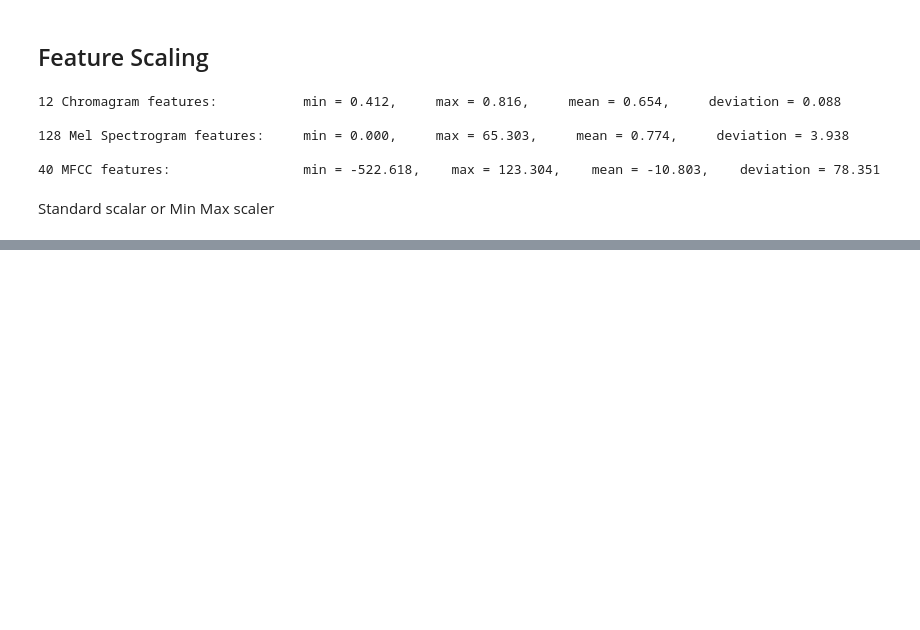
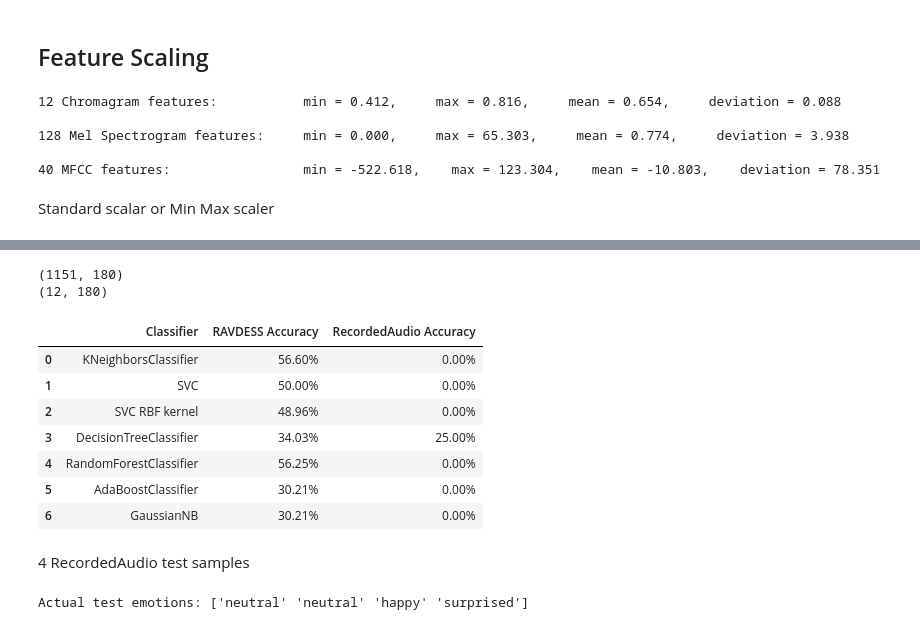
Before and after one commit to gurnisha-rehal/Week3-ClassicML, a Jupyter notebook: Week_3_MachineLearning.ipynb, the cells around one changed output, grey strips where cells are left out. Drawn from its saved outputs; the diff is of its cells as text; code cells hidden in the pictures; blank space fills up the shorter version.

```diff
--- a/Week_3_MachineLearning.ipynb
+++ b/Week_3_MachineLearning.ipynb
@@ -818,0 +900,70 @@ recorded_features_minmax = recorded_scaler.fit_transform(recorded_features_minma
+# %%
+print(X_train_scaled.shape)
+print(recorded_X_train_scaled.shape)
+# %% [output]
+(1151, 180)
+(12, 180)
+# %%
+from sklearn.neighbors import KNeighborsClassifier
+from sklearn.svm import SVC
+from sklearn.tree import DecisionTreeClassifier
+from sklearn.ensemble import RandomForestClassifier, AdaBoostClassifier
+from sklearn.naive_bayes import GaussianNB
+
+classification_models = [
+    KNeighborsClassifier(),
+    SVC(kernel='linear'),
+    SVC(kernel='rbf'),
+    DecisionTreeClassifier(),
+    RandomForestClassifier(),
+    AdaBoostClassifier(),
+    GaussianNB()
+]
+
+scores = []
+
+for model in classification_models:
+
+    # RAVDESS
+    model.fit(X_train_scaled, y_train)
+    ravdess_score = model.score(X_test_scaled, y_test)
+
+    # RecordedAudio
+    model.fit(recorded_X_train_scaled, recorded_y_train)
+    recorded_score = model.score(recorded_X_test_scaled, recorded_y_test)
+
+    model_name = type(model).__name__
+
+    if model_name == 'SVC' and model.kernel == 'rbf':
+        model_name += ' RBF kernel'
+
+    scores.append([
+        model_name,
+        f'{100 * ravdess_score:.2f}%',
+        f'{100 * recorded_score:.2f}%'
+    ])
+
+scores_df = pd.DataFrame(
+    scores,
+    columns=['Classifier', 'RAVDESS Accuracy', 'RecordedAudio Accuracy']
+)
+
+scores_df
+# %% [output]
+|  | Classifier | RAVDESS Accuracy | RecordedAudio Accuracy |
+| 0 | KNeighborsClassifier | 56.60% | 0.00% |
+| 1 | SVC | 50.00% | 0.00% |
+| 2 | SVC RBF kernel | 48.96% | 0.00% |
+| 3 | DecisionTreeClassifier | 34.03% | 25.00% |
+| 4 | RandomForestClassifier | 56.25% | 0.00% |
+| 5 | AdaBoostClassifier | 30.21% | 0.00% |
+| 6 | GaussianNB | 30.21% | 0.00% |
+# %% [markdown]
+4 RecordedAudio test samples
+# %%
+recorded_y_train = np.ravel(recorded_y_train)
+recorded_y_test = np.ravel(recorded_y_test)
+
+print("Actual test emotions:", recorded_y_test)
+# %% [output]
+Actual test emotions: ['neutral' 'neutral' 'happy' 'surprised']
```
Also changed, not shown: parts of 5 cells of this notebook.
